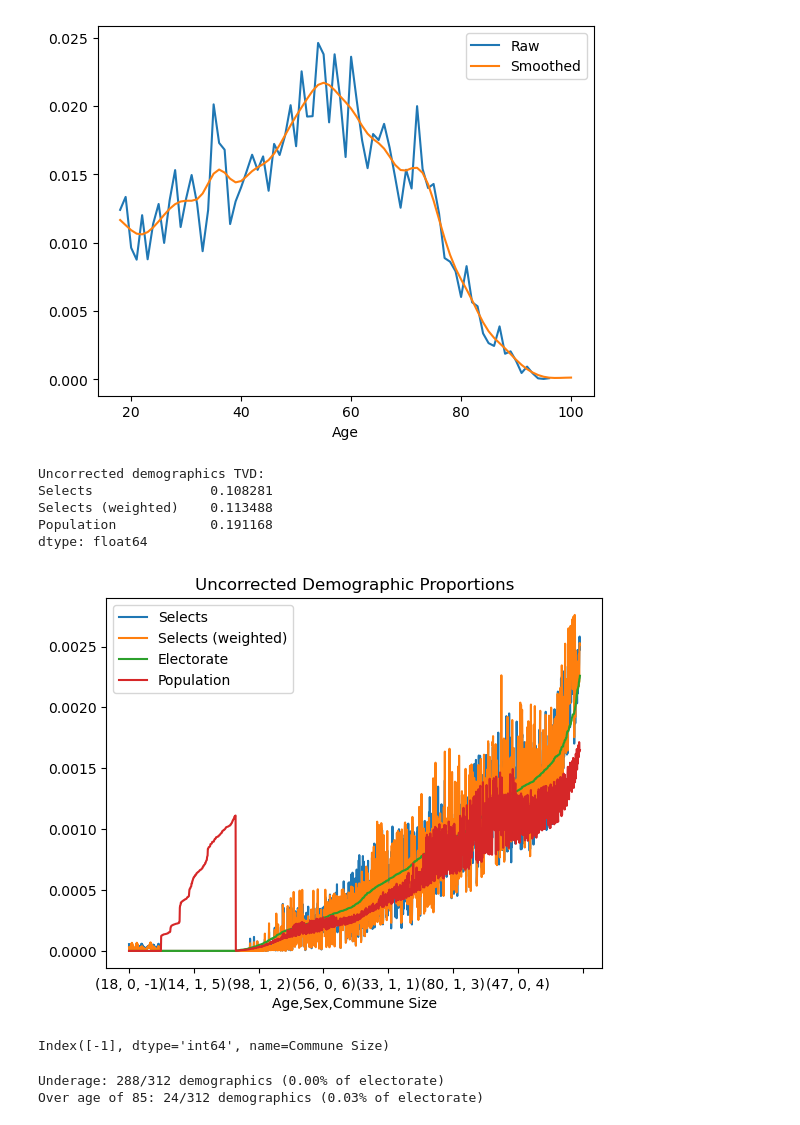
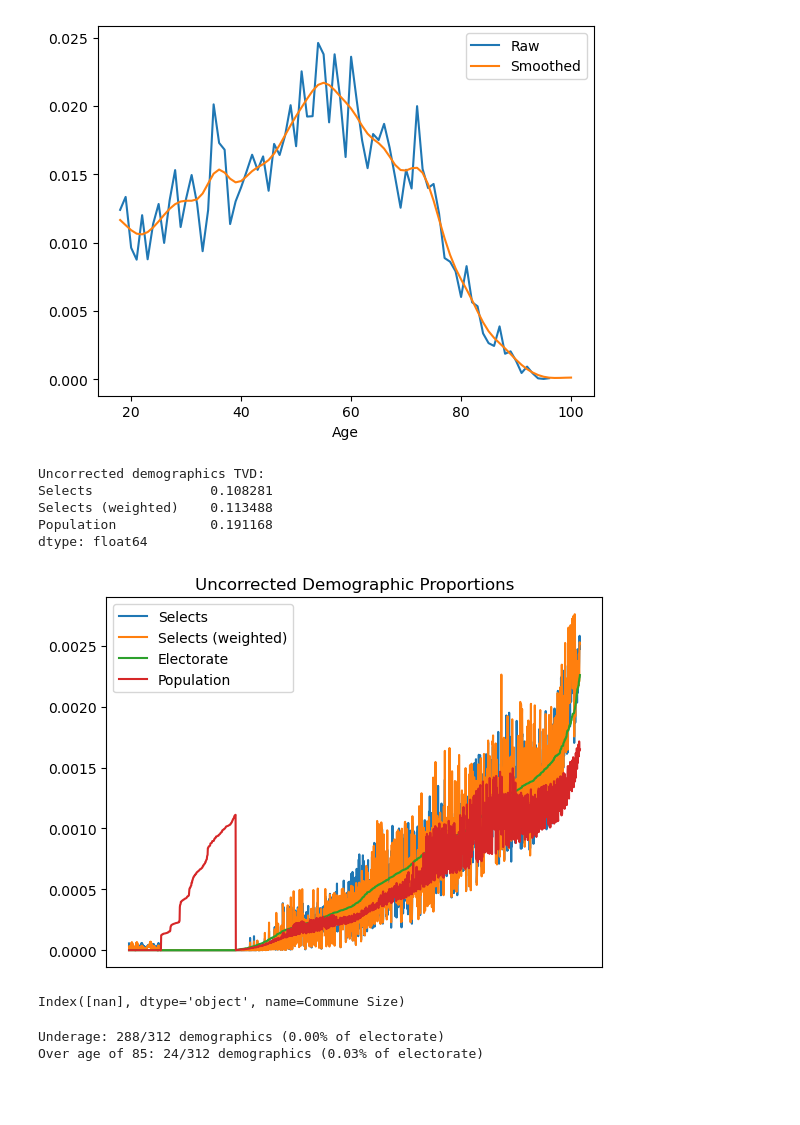
Before and after one commit to tschai-yim/swiss-elections-study, a Jupyter notebook: respondents_vs_population.ipynb, the cells around one changed output. Drawn from its saved outputs; the diff is of its cells as text; code cells hidden in the pictures; blank space fills up the shorter version.

```diff
--- a/respondents_vs_population.ipynb
+++ b/respondents_vs_population.ipynb
@@ -63,45 +63,44 @@ merge_proportional(raw_selects_age, smoothed_selects_age).sort_index().plot()
 [figure]
 # %%
 selects_demographics = age_smoothed_selects_year_df.groupby(
-    [AGE_ATTR, SEX_ATTR, COMMUNE_SIZE_ATTR]
+    [AGE_ATTR, SEX_ATTR, COMMUNE_SIZE_ATTR], observed=True, dropna=False
 )['weightc'].sum().rename('Selects')
 weighted_selects_demographics = age_smoothed_selects_year_df.groupby(
-    [AGE_ATTR, SEX_ATTR, COMMUNE_SIZE_ATTR]
+    [AGE_ATTR, SEX_ATTR, COMMUNE_SIZE_ATTR], observed=True, dropna=False
 )['weighttot'].sum().rename('Selects (weighted)')
 
 electorate_demographics = electorate_year_df.groupby(
-    [AGE_ATTR, SEX_ATTR, COMMUNE_SIZE_ATTR]
+    [AGE_ATTR, SEX_ATTR, COMMUNE_SIZE_ATTR], observed=True, dropna=False
 )[POPULATION_ATTR].sum().rename('Electorate')
 population_demographics = population_year_df.groupby(
-    [AGE_ATTR, SEX_ATTR, COMMUNE_SIZE_ATTR]
+    [AGE_ATTR, SEX_ATTR, COMMUNE_SIZE_ATTR], observed=True, dropna=False
 )[POPULATION_ATTR].sum().rename('Population')
 
 demographic_proportions = merge_proportional(
     selects_demographics, weighted_selects_demographics,
     electorate_demographics, population_demographics
 ).fillna(0).sort_values(['Electorate', 'Population'])
 
-demographic_proportions.plot(title='Uncorrected Demographic Proportions')
+ax = demographic_proportions.plot(title='Uncorrected Demographic Proportions')
+ax.get_xaxis().set_visible(False)
 print('Uncorrected demographics TVD:')
 print(calculate_tvd(demographic_proportions, 'Electorate'))
 # %% [output]
 Uncorrected demographics TVD:
 Selects               0.108281
 Selects (weighted)    0.113488
 Population            0.191168
 dtype: float64
-[figure, old version]
+[figure, new version]
 # %%
-from data.attribute import COMMUNE_SIZE_UNKNOWN
-
 missing_population_demographics = demographic_proportions[demographic_proportions['Population'] == 0]
 missing_population_commune_size = missing_population_demographics.index.get_level_values(COMMUNE_SIZE_ATTR).unique()
 
 # All demographics that only appear in the selects data have an unknown commune size
-assert missing_population_commune_size == [COMMUNE_SIZE_UNKNOWN]
+assert len(missing_population_commune_size.dropna()) == 0
 missing_population_commune_size
 # %% [output]
-Index([-1], dtype='int64', name=Commune Size)
+Index([nan], dtype='object', name=Commune Size)
 # %%
 missing_selects_demographics = demographic_proportions[demographic_proportions['Selects'] == 0]
 missing_selects_demographics_count = len(missing_selects_demographics)
```
Also changed, not shown: parts of 4 cells of this notebook, 4 other files.
